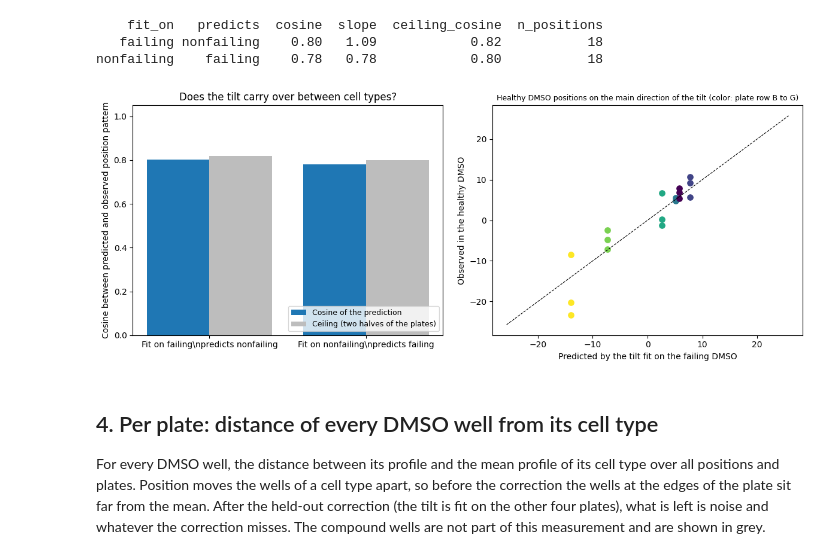
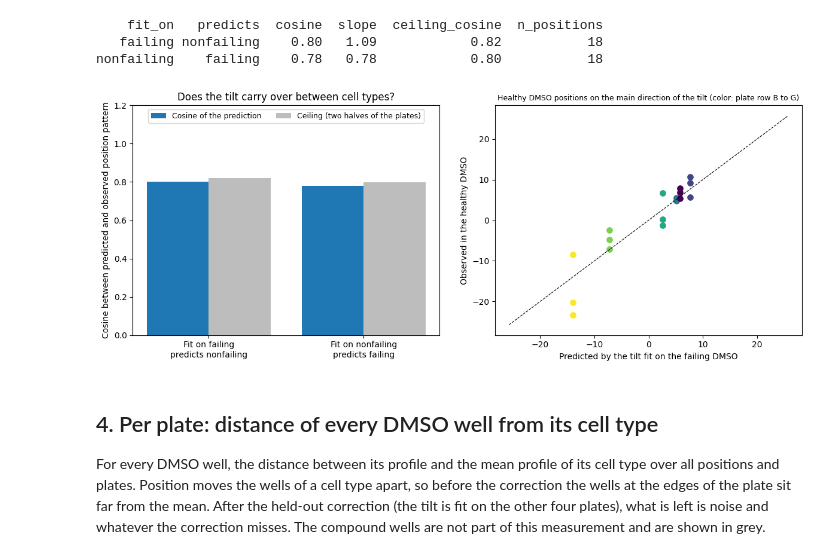
Before and after one commit to WayScience/cardiac_fibrosis_rescue_screen_profiling, a Jupyter notebook: 5.validation_plate_profiling/2.preprocessing_features/4a.position_correction/5.quantify_position_effect.ipynb, the cells around one changed output. Drawn from its saved outputs; the diff is of its cells as text; code cells hidden in the pictures.

```diff
--- a/5.validation_plate_profiling/2.preprocessing_features/4a.position_correction/5.quantify_position_effect.ipynb
+++ b/5.validation_plate_profiling/2.preprocessing_features/4a.position_correction/5.quantify_position_effect.ipynb
@@ -252,37 +250,37 @@ nonfailing    failing    0.78   0.78            0.80           18
 # %%
 fig, axes = plt.subplots(1, 2, figsize=(12, 4.8))
 ax = axes[0]
 x = np.arange(len(cross))
 ax.bar(x - 0.2, cross["cosine"], 0.4, color=colors["held_out"], label="Cosine of the prediction")
 ax.bar(x + 0.2, cross["ceiling_cosine"], 0.4, color="#bdbdbd", label="Ceiling (two halves of the plates)")
 ax.set_xticks(x)
-ax.set_xticklabels([f"Fit on {a}\\npredicts {b}" for a, b in zip(cross["fit_on"], cross["predicts"])])
-ax.set_ylim(0, 1.05)
+ax.set_xticklabels([f"Fit on {a}\npredicts {b}" for a, b in zip(cross["fit_on"], cross["predicts"])])
+ax.set_ylim(0, 1.2)
 ax.set_ylabel("Cosine between predicted and observed position pattern")
 ax.set_title("Does the tilt carry over between cell types?")
-ax.legend(fontsize=9, loc="lower right")
+ax.legend(fontsize=9, loc="upper center", ncol=2)
 ax = axes[1]
 source_wells = dmso[dmso["cell_type"] == FAILING]
 tilt_fit = vpu.fit_compound_adjusted_tilt(source_wells, features, min_cells, include_controls=True)
 positions, observed = position_pattern(dmso[dmso["cell_type"] == HEALTHY])
 t_rows, t_cols = pcu.well_index(pd.Series(positions))
 predicted = pcu.tilt(tilt_fit["coef"], tilt_fit["center"], t_rows, t_cols)
 predicted = predicted - predicted.mean(axis=0)
 direction = np.linalg.svd(predicted, full_matrices=False)[2][0]
 row_colors = dict(zip(pcu.ROWS, plt.get_cmap("viridis")(np.linspace(1, 0, pcu.N_ROW_TERMS))))
 for position, px, py in zip(positions, predicted @ direction, observed @ direction):
     ax.scatter(px, py, color=row_colors[position[0]], s=45)
 limit = max(abs(predicted @ direction).max(), abs(observed @ direction).max()) * 1.1
 ax.plot([-limit, limit], [-limit, limit], color="black", lw=0.8, ls="--")
 ax.set_xlabel("Predicted by the tilt fit on the failing DMSO")
 ax.set_ylabel("Observed in the healthy DMSO")
 ax.set_title("Healthy DMSO positions on the main direction of the tilt (color: plate row B to G)")
 ax.title.set_size(9)
 fig.tight_layout()
 fig.savefig(figure_dir / "tilt_cross_cell_type.png", dpi=150)
 plt.show()
 # %% [output]
-[figure, old version]
+[figure, new version]
 # %% [markdown]
 ## 4. Per plate: distance of every DMSO well from its cell type
 
```
Also changed, not shown: parts of 10 cells of this notebook, 24 other files.
